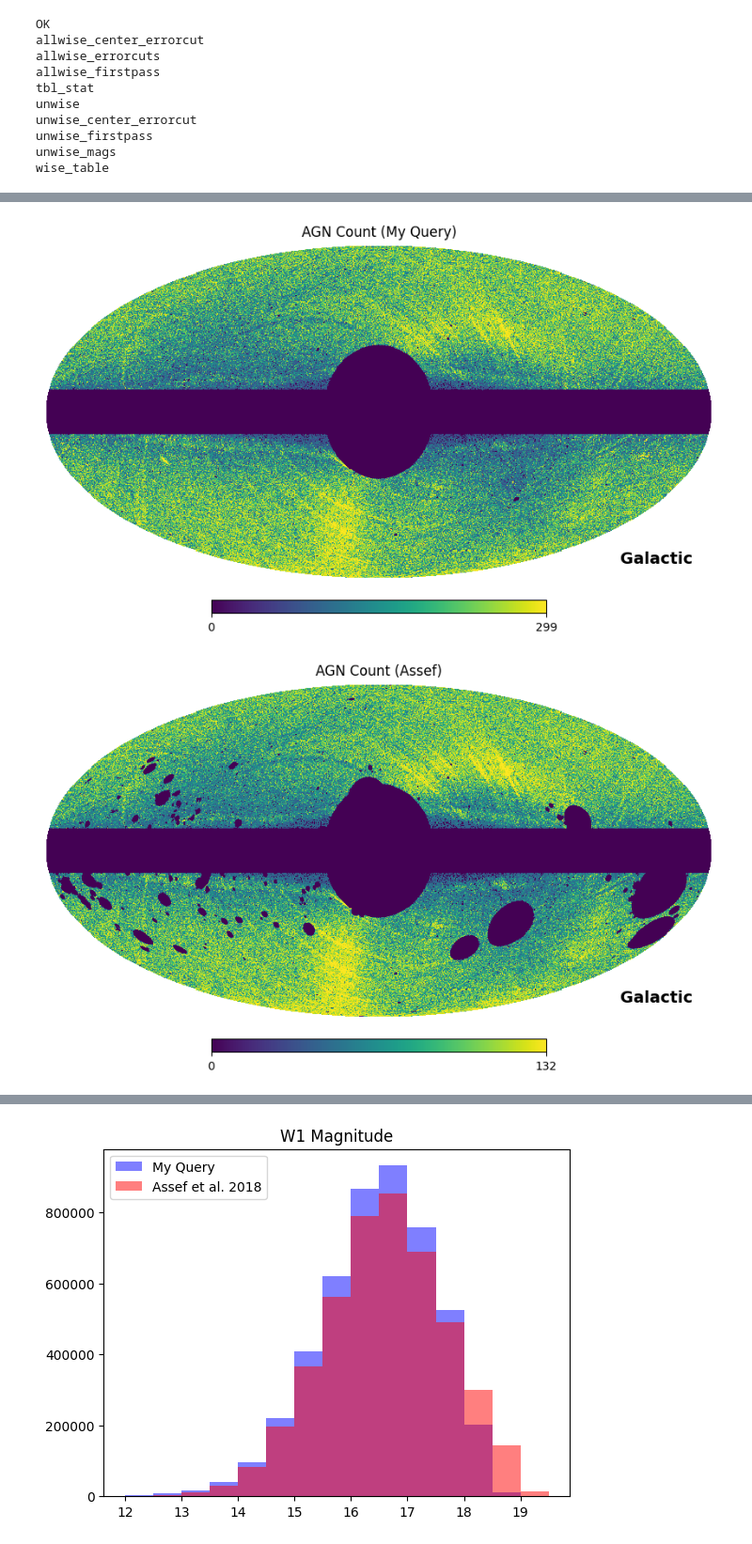
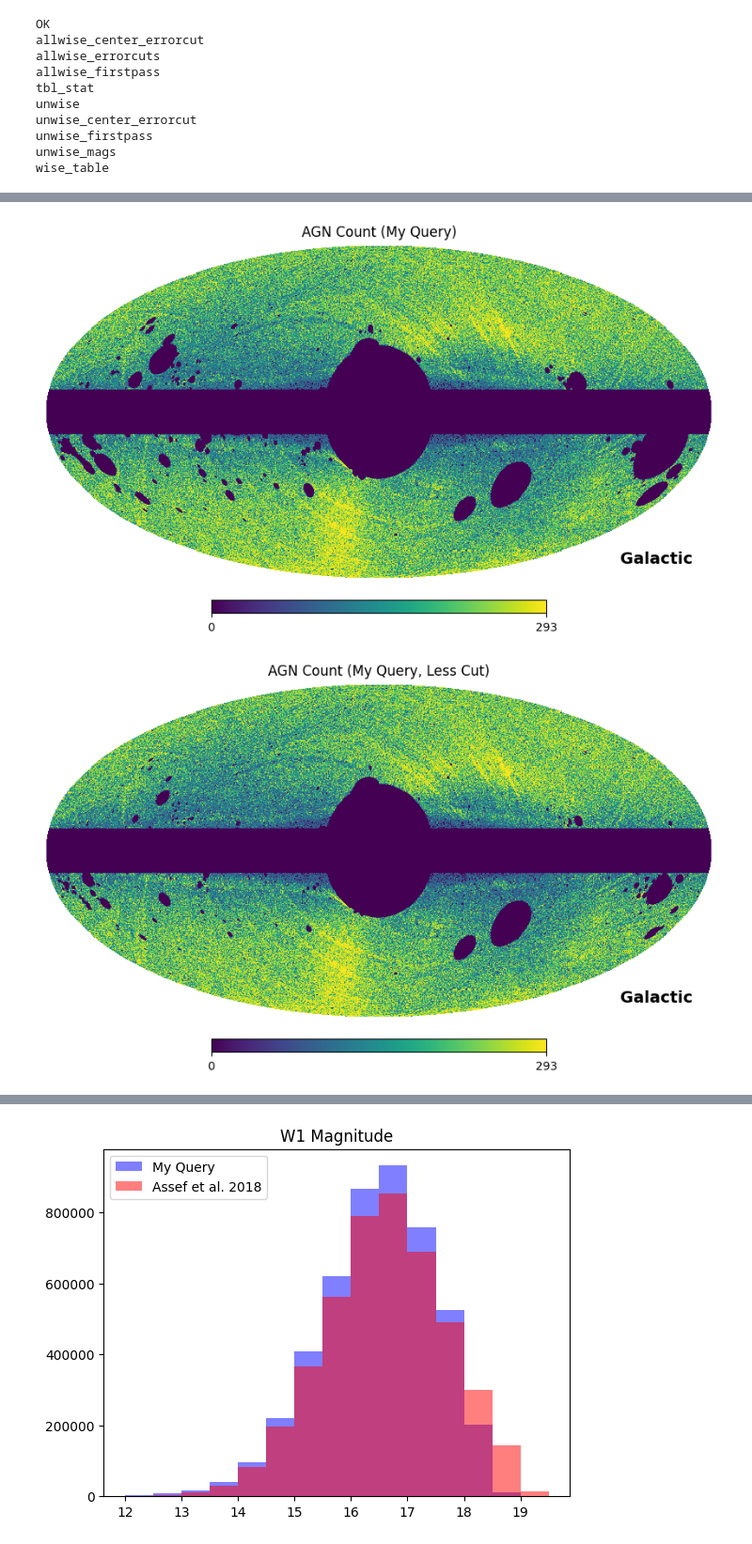
Before and after one commit to KeenanFiedler/wise-agn, a Jupyter notebook: TestingWISE.ipynb, the cells around one changed output, grey strips where cells are left out. Shown at 94% size. Drawn from its saved outputs; the diff is of its cells as text; code cells hidden in the pictures.

```diff
--- a/TestingWISE.ipynb
+++ b/TestingWISE.ipynb
@@ -69,7 +81,12 @@ wise_table
 # %%
 #ALLWISE
-test_table = qc.query('select ra from mydb://allwise_center_errorcut', fmt = 'pandas')
+#test_table = qc.query('select ra from mydb://extra_spatial_cut_allwise', fmt = 'pandas')
+#print(test_table)
+q = """
+SELECT COUNT(ra), ring256
+FROM mydb://allwise_extra
+GROUP BY ring256
+"""
+test_table = qc.query(sql=q, fmt = 'pandas', timeout=1000000)
 print(test_table)
-test_table = qc.query('select COUNT(ra), ring256 from mydb://allwise_center_errorcut group by ring256', fmt = 'pandas')
-print(test_table)
 # %% [output]
@@ -92,0 +107,8 @@ print(test_table)
+# %%
+q = """
+SELECT COUNT(ra), ring256
+FROM mydb://allwise_extra_low
+GROUP BY ring256
+"""
+test_table_low = qc.query(sql=q, fmt = 'pandas', timeout=1000000)
+print(test_table_low)
@@ -97,6 +134,13 @@ counts = np.array(test_table.loc[:,'count'])
 empty_counts = np.zeros(hp.nside2npix(256))
 for i in range(len(counts)):
     empty_counts[ring256[i]] = counts[i]
+# %%
+test_table_low = test_table_low.sort_values(by=['ring256'])
+ring256 = np.array(test_table_low.loc[:,'ring256'])
+counts = np.array(test_table_low.loc[:,'count'])
+empty_counts_low = np.zeros(hp.nside2npix(256))
+for i in range(len(counts)):
+    empty_counts_low[ring256[i]] = counts[i]
 # %%
 wise_data = qc.query('select * from mydb://wise_table', fmt = 'pandas')
 print(wise_data)
@@ -124,7 +168,7 @@ RA = wise_data.loc[:,'ra']
 pixels = np.array(hp.pixelfunc.ang2pix(256,np.radians(-decl+90.),np.radians(360.+RA)))
 pixels.sort()
 frequency = {}
-for i in range (0, 4543530):
+for i in range(len(pixels)):
     frequency[pixels[i]] = frequency.get(pixels[i], 0) + 1
 keys = list(frequency.keys())
 vals = list(frequency.values())
@@ -133,8 +177,9 @@ empty_wise_counts = np.zeros(hp.nside2npix(256))
 for i in range(len(vals)):
     empty_wise_counts[keys[i]] = vals[i]
 # %%
-hp.mollview(empty_counts, title="AGN Count (My Query)", norm='hist',coord='CG')
+hp.mollview(empty_counts, title="AGN Count (My Query)", norm='hist',coord ='CG')
+hp.mollview(empty_counts_low, title="AGN Count (My Query, Less Cut)", norm='hist',coord ='CG')
 hp.mollview(empty_wise_counts, title="AGN Count (Assef)", norm='hist',coord='CG')
 # %% [output]
-[figure, old version]
+[figure, new version]
-[figure, old version]
+[figure, new version]
```
Also changed, not shown: parts of 11 cells of this notebook, 21 other files.
